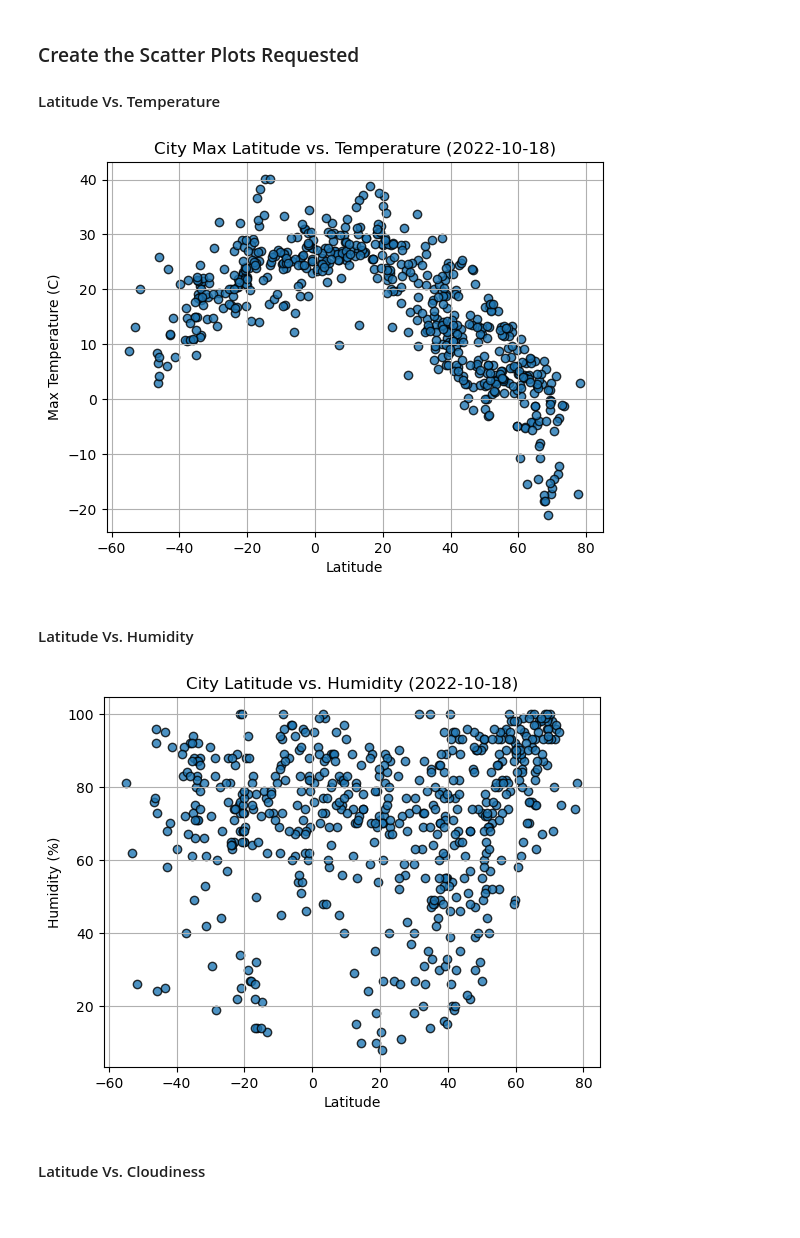
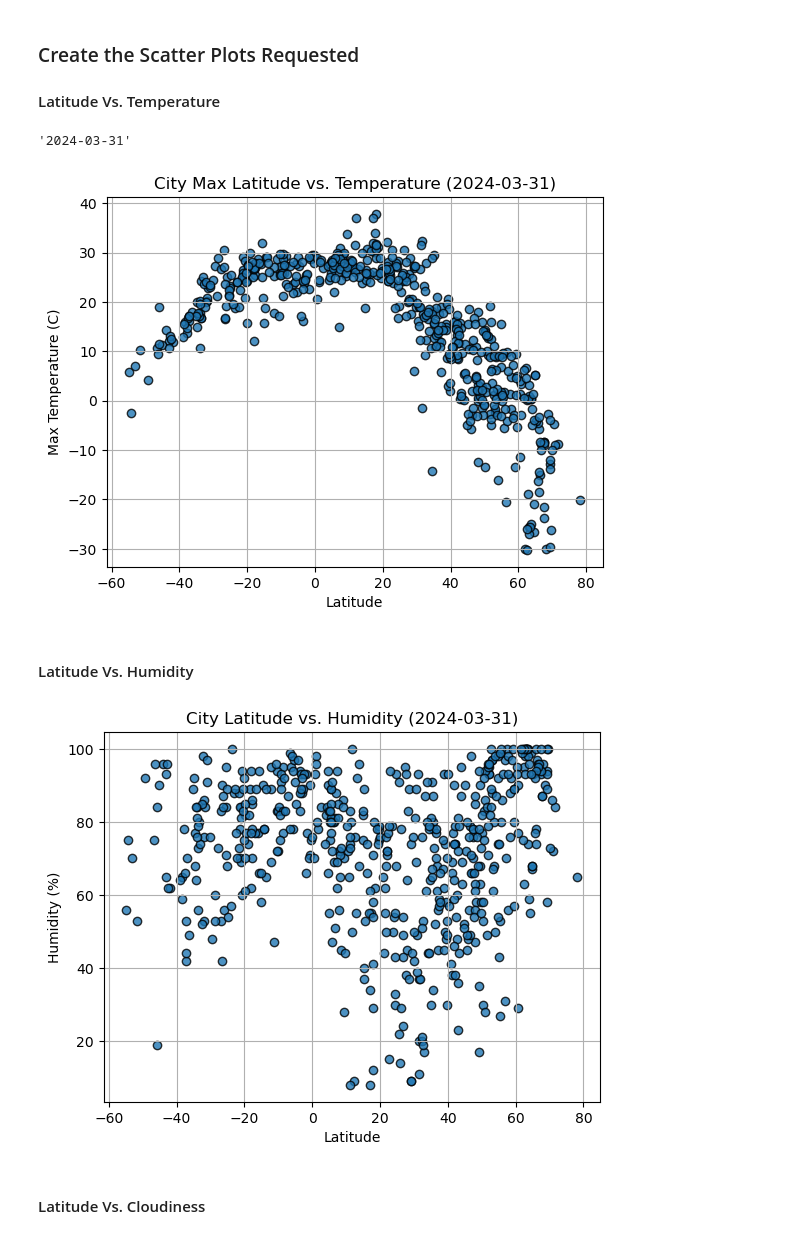
Before and after one commit to Starkilled1/python-api-challenge, a Jupyter notebook: WeatherPy/WeatherPy.ipynb, the cells around one changed output. Saved outputs shown, nothing was run; the diff lists cells and outputs as text; code cells hidden in the pictures.

Commit message:
Added figures and changes for actual date

```diff
--- a/WeatherPy/WeatherPy.ipynb
+++ b/WeatherPy/WeatherPy.ipynb
@@ -207,36 +207,58 @@ city_data_df.head()
 ### Create the Scatter Plots Requested
 
 #### Latitude Vs. Temperature
+# %%
+
+#Using the Time library, we transform the Unix timestamp to the date when the data was extracted.
+unix_actualdate = city_data_df['Date'].iloc[0]
+time_struct = time.localtime(unix_actualdate)
+
+actualdate = time.strftime('%Y-%m-%d', time_struct)
+actualdate
+# %% [output]
+'2024-03-31'
 # %%
 # Build scatter plot for latitude vs. temperature
-# YOUR CODE HERE
+plt.scatter(city_data_df['Lat'], city_data_df['Max Temp'], edgecolors='black', alpha=0.8)
+# Incorporate the other graph properties
 
-# Incorporate the other graph properties
-# YOUR CODE HERE
+plt.xlabel('Latitude')
 
+plt.ylabel('Max Temperature (C)')
+
+plt.title(f'City Max Latitude vs. Temperature ({actualdate})')
+
+plt.grid(True)
 # Save the figure
 plt.savefig("output_data/Fig1.png")
 
+
+
 # Show plot
 plt.show()
 # %% [output]
-[figure, old version]
+[figure, new version]
 # %% [markdown]
 #### Latitude Vs. Humidity
 # %%
 # Build the scatter plots for latitude vs. humidity
-# YOUR CODE HERE
+plt.scatter(city_data_df['Lat'], city_data_df['Humidity'], edgecolors='black', alpha=0.8)
+# Incorporate the other graph properties
 
-# Incorporate the other graph properties
-# YOUR CODE HERE
+plt.xlabel('Latitude')
 
+plt.ylabel('Humidity (%)')
+
+plt.title(f'City Latitude vs. Humidity ({actualdate})')
+
+plt.grid(True)
 # Save the figure
 plt.savefig("output_data/Fig2.png")
 
 # Show plot
 plt.show()
 # %% [output]
-[figure, old version]
+[figure, new version]
 # %% [markdown]
 #### Latitude Vs. Cloudiness
 # %%
```
Also changed, not shown: parts of 6 cells of this notebook, 3 other files.
